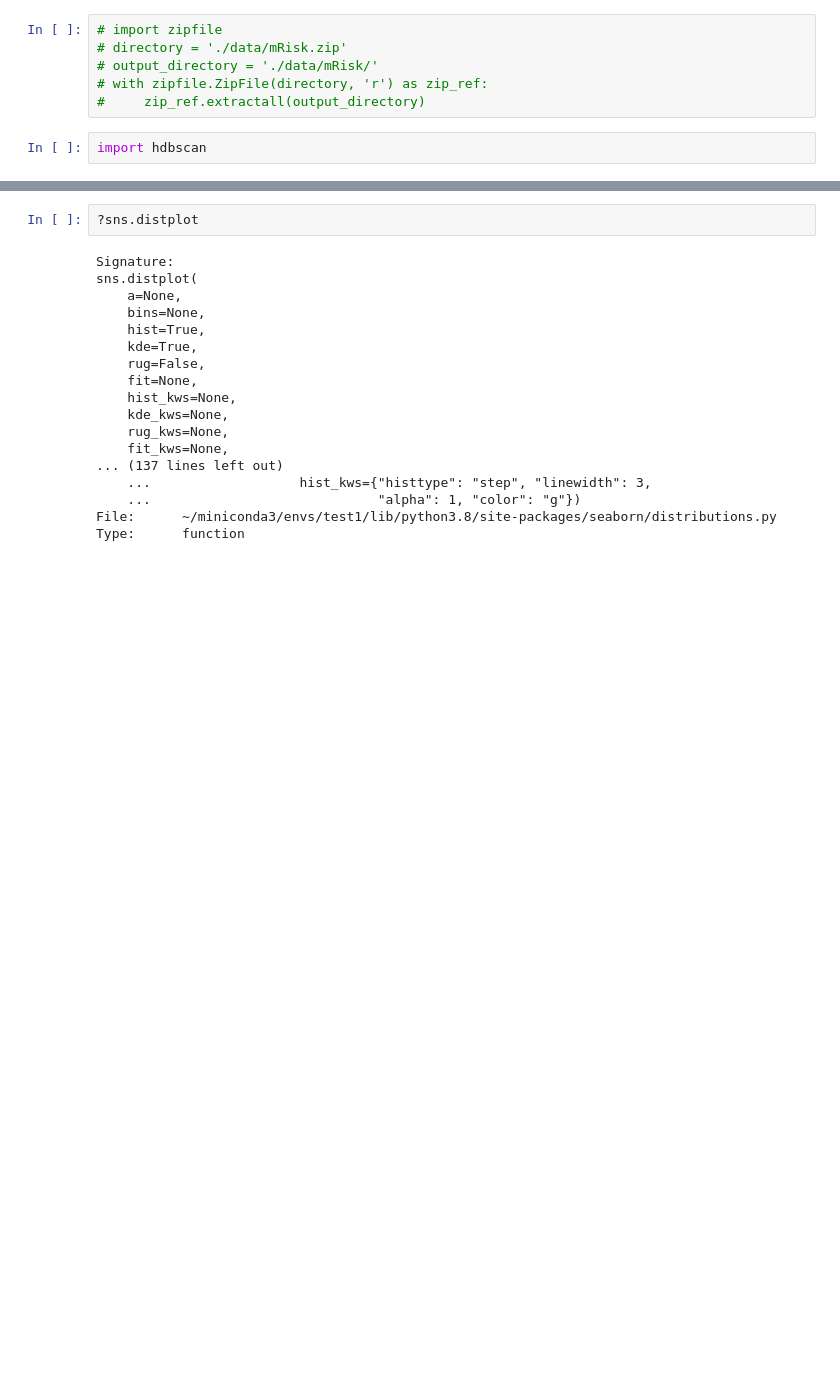
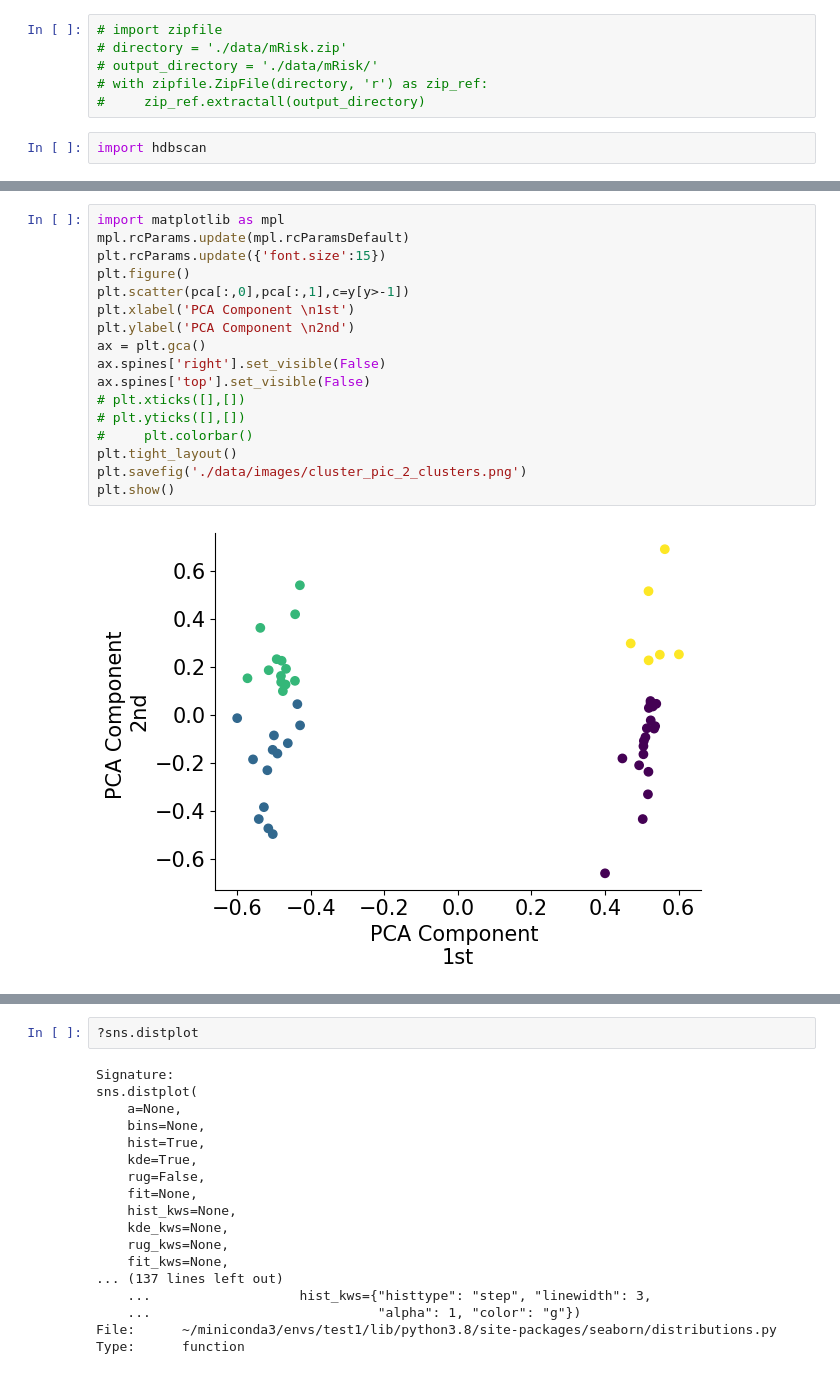
Before and after one commit to aungkonazim/mrisk, a Jupyter notebook: preprocess_event_encoded_data.ipynb, the cells around one changed output, grey strips where cells are left out. Saved outputs shown, nothing was run; the diff lists cells and outputs as text; blank space fills up the shorter version.

```diff
--- a/preprocess_event_encoded_data.ipynb
+++ b/preprocess_event_encoded_data.ipynb
@@ -331,4 +356,23 @@ Counter({2: 20, 3: 13, 1: 9, 0: 9})
 (1, 14)
+# %%
+import matplotlib as mpl
+mpl.rcParams.update(mpl.rcParamsDefault)
+plt.rcParams.update({'font.size':15})
+plt.figure()
+plt.scatter(pca[:,0],pca[:,1],c=y[y>-1])
+plt.xlabel('PCA Component \n1st')
+plt.ylabel('PCA Component \n2nd')
+ax = plt.gca()
+ax.spines['right'].set_visible(False)
+ax.spines['top'].set_visible(False)
+# plt.xticks([],[])
+# plt.yticks([],[])
+#     plt.colorbar()
+plt.tight_layout()
+plt.savefig('./data/images/cluster_pic_2_clusters.png')
+plt.show()
+# %% [output]
+[figure, added]
 # %%
 # xxx.shape,len(index_of_features_kept),
 
```
Also changed, not shown: parts of 14 cells of this notebook, 10 other files.
